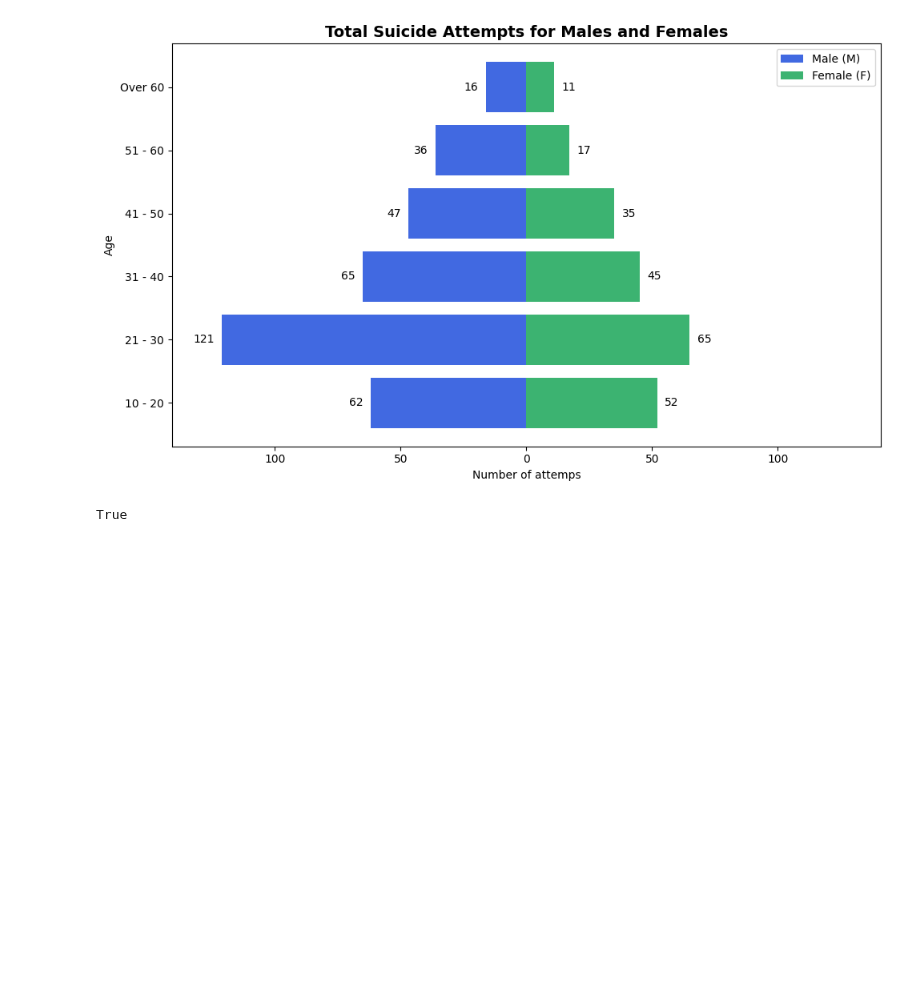
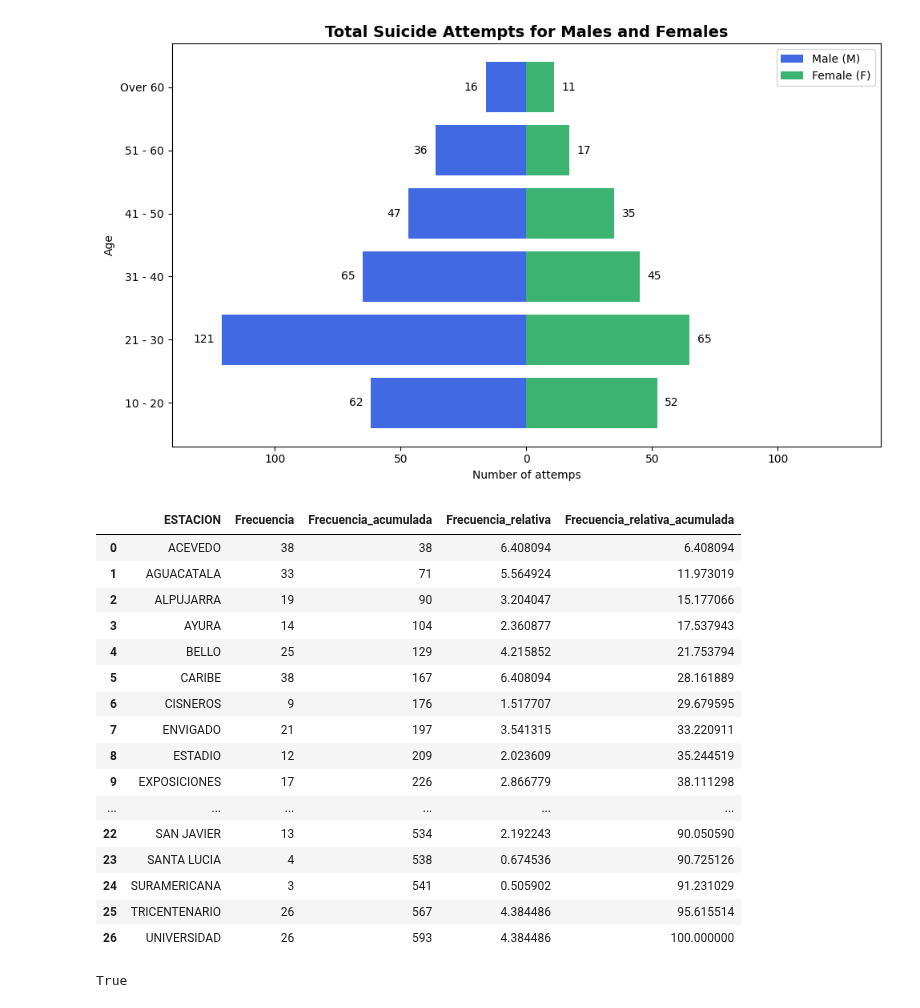
Before and after one commit to Felbanol/Proyecto-Metro, a Jupyter notebook: Codigo Metro Python.ipynb, the cells around one changed output. Saved outputs shown, nothing was run; the diff lists cells and outputs as text; code cells hidden in the pictures; blank space fills up the shorter version.

```diff
--- a/Codigo Metro Python.ipynb
+++ b/Codigo Metro Python.ipynb
@@ -319,6 +334,43 @@ plt.tight_layout()
 plt.show()
 # %% [output]
 [figure]
+# %%
+# Contar repeticiones de cada estación
+conteo_estaciones = DatosV['ESTACION'].value_counts().sort_index()
+
+# Crear DataFrame con frecuencia absoluta
+df_frecuencia = conteo_estaciones.reset_index()
+df_frecuencia.columns = ['ESTACION', 'Frecuencia']
+
+# Calcular frecuencia acumulada
+df_frecuencia['Frecuencia_acumulada'] = df_frecuencia['Frecuencia'].cumsum()
+
+# Calcular frecuencia relativa (%)
+df_frecuencia['Frecuencia_relativa'] = df_frecuencia['Frecuencia'] / df_frecuencia['Frecuencia'].sum() * 100
+
+# Calcular frecuencia relativa acumulada (%)
+df_frecuencia['Frecuencia_relativa_acumulada'] = df_frecuencia['Frecuencia_relativa'].cumsum()
+
+# Mostrar resultados
+display(df_frecuencia)
+# %% [output]
+|  | ESTACION | Frecuencia | Frecuencia_acumulada | Frecuencia_relativa | Frecuencia_relativa_acumulada |
+| 0 | ACEVEDO | 38 | 38 | 6.408094 | 6.408094 |
+| 1 | AGUACATALA | 33 | 71 | 5.564924 | 11.973019 |
+| 2 | ALPUJARRA | 19 | 90 | 3.204047 | 15.177066 |
+| 3 | AYURA | 14 | 104 | 2.360877 | 17.537943 |
+| 4 | BELLO | 25 | 129 | 4.215852 | 21.753794 |
+| 5 | CARIBE | 38 | 167 | 6.408094 | 28.161889 |
+| 6 | CISNEROS | 9 | 176 | 1.517707 | 29.679595 |
+| 7 | ENVIGADO | 21 | 197 | 3.541315 | 33.220911 |
+| 8 | ESTADIO | 12 | 209 | 2.023609 | 35.244519 |
+| 9 | EXPOSICIONES | 17 | 226 | 2.866779 | 38.111298 |
+| ... | ... | ... | ... | ... | ... |
+| 22 | SAN JAVIER | 13 | 534 | 2.192243 | 90.050590 |
+| 23 | SANTA LUCIA | 4 | 538 | 0.674536 | 90.725126 |
+| 24 | SURAMERICANA | 3 | 541 | 0.505902 | 91.231029 |
+| 25 | TRICENTENARIO | 26 | 567 | 4.384486 | 95.615514 |
+| 26 | UNIVERSIDAD | 26 | 593 | 4.384486 | 100.000000 |
 # %%
 
 # Crear mapa centrado en Medellín
```
Also changed, not shown: parts of 7 cells of this notebook, 1 other file.
